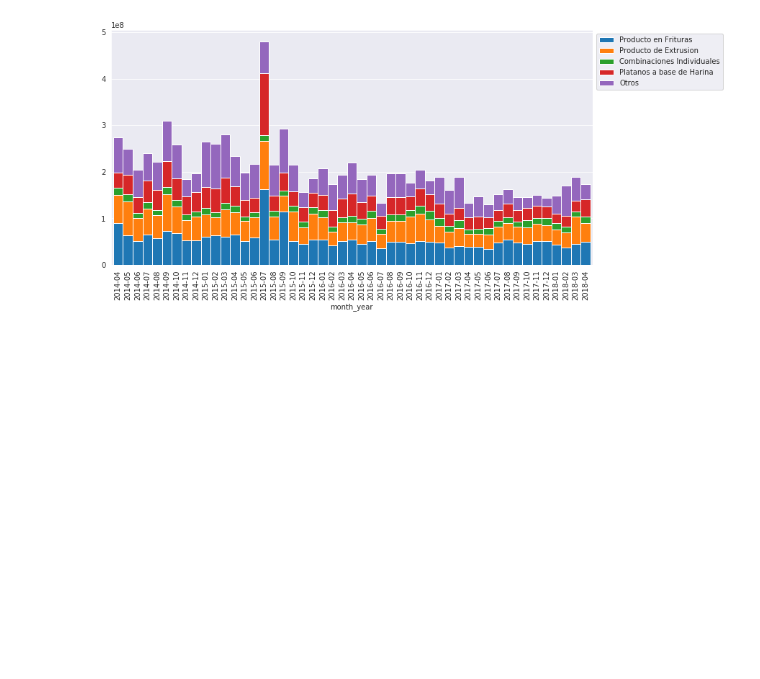
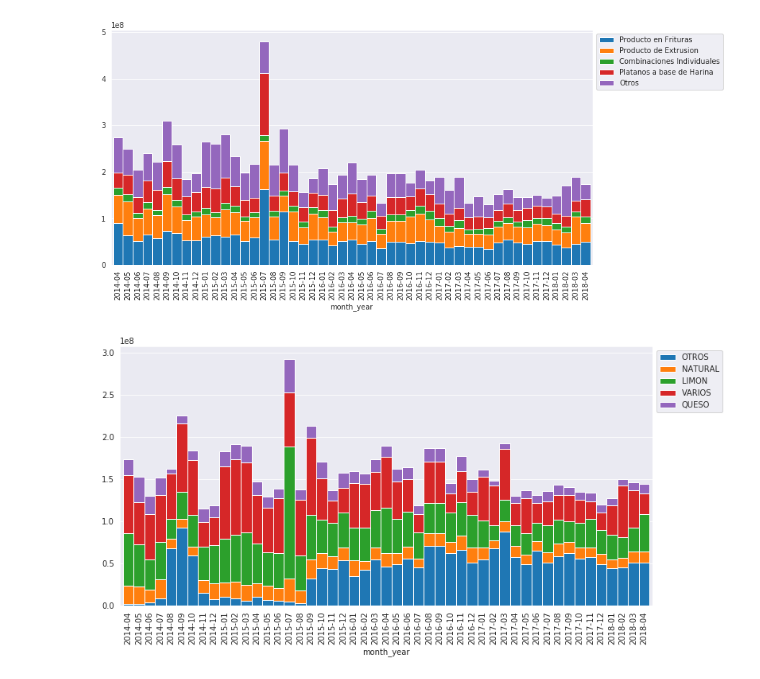
Before and after one commit to juanprq/final-project, a Jupyter notebook: exploration_daniel.ipynb, the cells around one changed output. Saved outputs shown, nothing was run; the diff lists cells and outputs as text; code cells hidden in the pictures; blank space fills up the shorter version.

```diff
--- a/exploration_daniel.ipynb
+++ b/exploration_daniel.ipynb
@@ -92,3 +92,7 @@ stackbar("month_year", "brand_id", "units", 5)
 stackbar("month_year", "category_name", "units", 5)
 # %% [output]
 [figure]
+# %%
+stackbar("month_year", "flavor_name", "units", 5)
+# %% [output]
+[figure, added]
```
Also changed, not shown: parts of 5 cells of this notebook, 9 other files.
